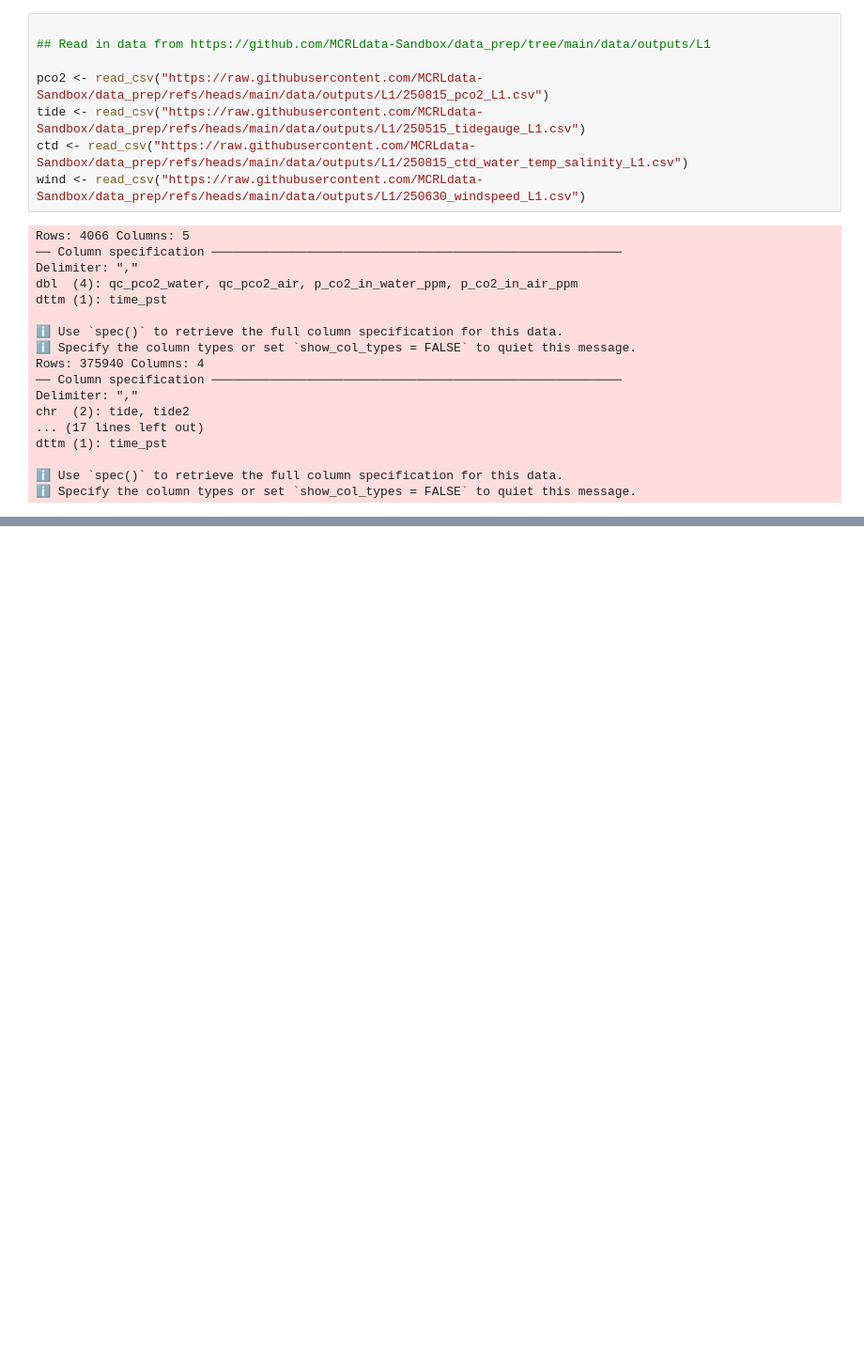
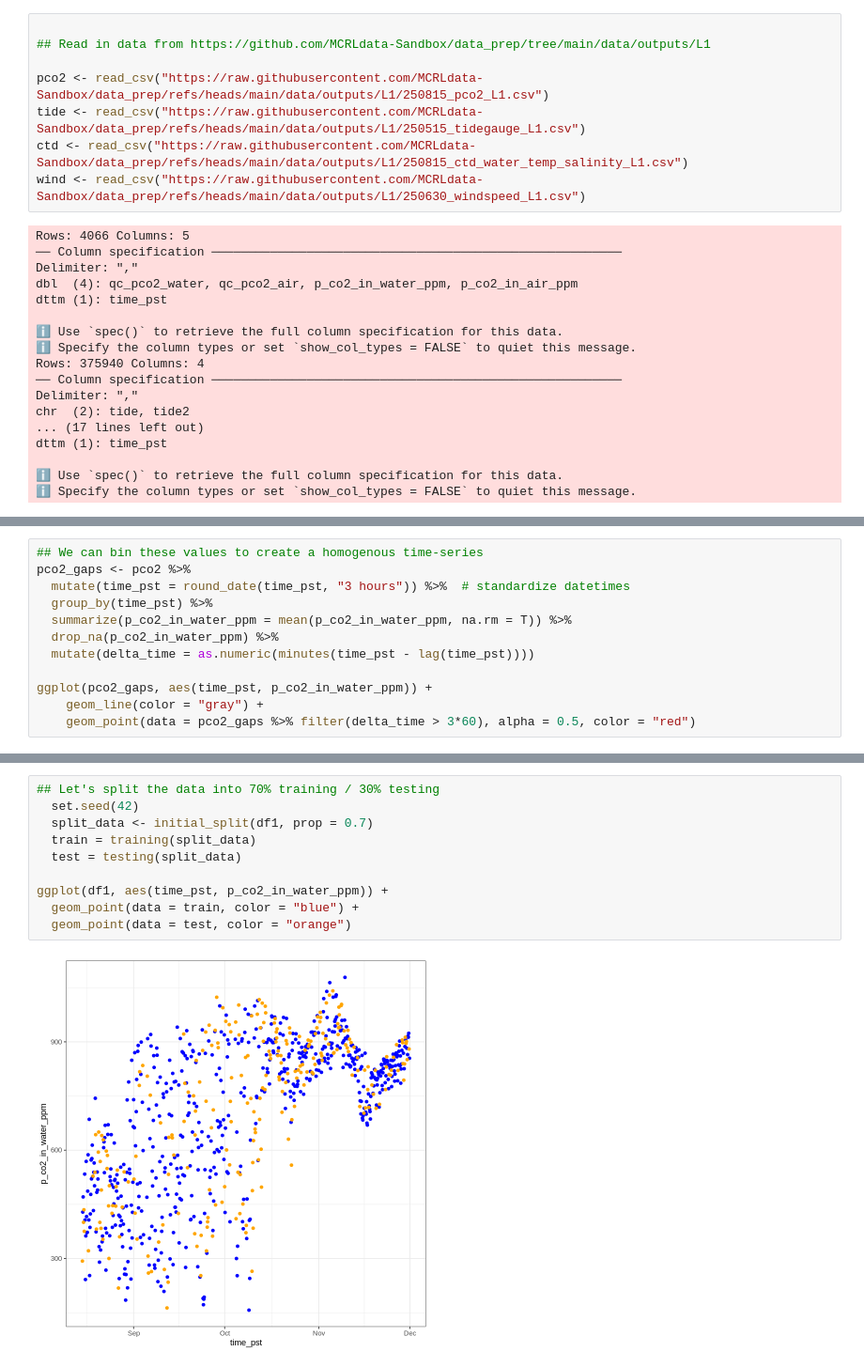
Before and after one commit to MCRLdata-Sandbox/tutorials, a Jupyter notebook: ML_tutorial.ipynb, the cells around one changed output, grey strips where cells are left out. Shown at 94% size. Drawn from its saved outputs; the diff is of its cells as text; blank space fills up the shorter version.

```diff
--- a/ML_tutorial.ipynb
+++ b/ML_tutorial.ipynb
@@ -94,0 +115,12 @@ Random forests do not handle missing values well. If any value is missing for an
+# %%
+## We can bin these values to create a homogenous time-series
+pco2_gaps <- pco2 %>%
+  mutate(time_pst = round_date(time_pst, "3 hours")) %>%  # standardize datetimes
+  group_by(time_pst) %>%
+  summarize(p_co2_in_water_ppm = mean(p_co2_in_water_ppm, na.rm = T)) %>%
+  drop_na(p_co2_in_water_ppm) %>%
+  mutate(delta_time = as.numeric(minutes(time_pst - lag(time_pst))))
+
+ggplot(pco2_gaps, aes(time_pst, p_co2_in_water_ppm)) +
+    geom_line(color = "gray") +
+    geom_point(data = pco2_gaps %>% filter(delta_time > 3*60), alpha = 0.5, color = "red")
@@ -180,0 +212,12 @@ plot_grid(plot_gaps2(df_full, p_co2_in_water_ppm, "pCO2 (ppm)") ,
+# %%
+## Let's split the data into 70% training / 30% testing
+  set.seed(42)
+  split_data <- initial_split(df1, prop = 0.7)
+  train = training(split_data)
+  test = testing(split_data)
+
+ggplot(df1, aes(time_pst, p_co2_in_water_ppm)) +
+  geom_point(data = train, color = "blue") +
+  geom_point(data = test, color = "orange")
+# %% [output]
+[figure, added]
```
Also changed, not shown: parts of 18 cells of this notebook.
